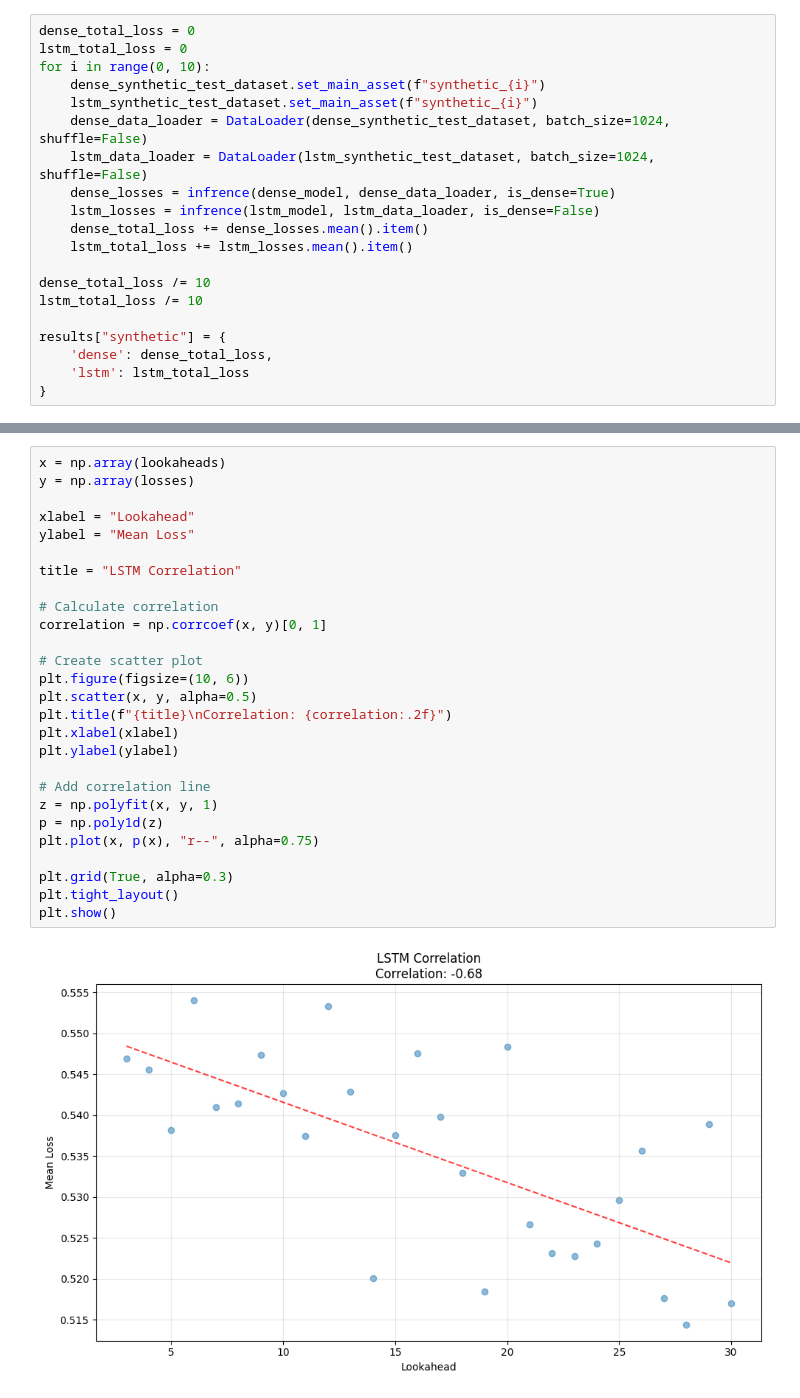
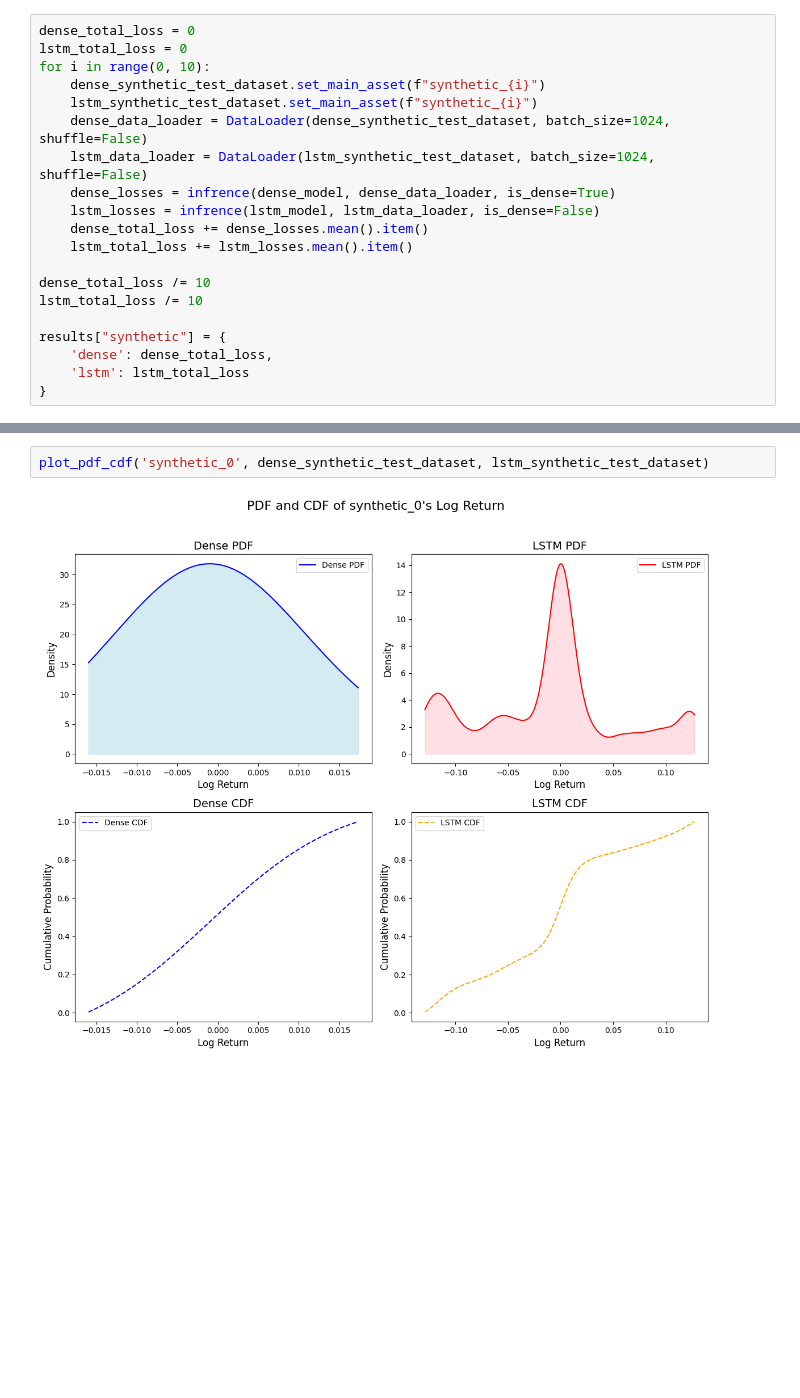
Before and after one commit to izzak98/dist-pred, a Jupyter notebook: results.ipynb, the cells around one changed output, grey strips where cells are left out. Saved outputs shown, nothing was run; the diff lists cells and outputs as text; blank space fills up the shorter version.

```diff
--- a/results.ipynb
+++ b/results.ipynb
@@ -317,29 +394,4 @@ for i in tqdm(range(3, 31), desc='Calculating LSTM correlation'):
-# %%
-x = np.array(lookaheads)
-y = np.array(losses)
-
-xlabel = "Lookahead"
-ylabel = "Mean Loss"
-
-title = "LSTM Correlation"
-
-# Calculate correlation
-correlation = np.corrcoef(x, y)[0, 1]
-
-# Create scatter plot
-plt.figure(figsize=(10, 6))
-plt.scatter(x, y, alpha=0.5)
-plt.title(f"{title}\nCorrelation: {correlation:.2f}")
-plt.xlabel(xlabel)
-plt.ylabel(ylabel)
-
-# Add correlation line
-z = np.polyfit(x, y, 1)
-p = np.poly1d(z)
-plt.plot(x, p(x), "r--", alpha=0.75)
-
-plt.grid(True, alpha=0.3)
-plt.tight_layout()
-plt.show()
-# %% [output]
-[figure, removed]
+# %%
+plot_pdf_cdf('synthetic_0', dense_synthetic_test_dataset, lstm_synthetic_test_dataset)
+# %% [output]
+[figure, added]
```
Also changed, not shown: parts of 11 cells of this notebook, 12 other files.
